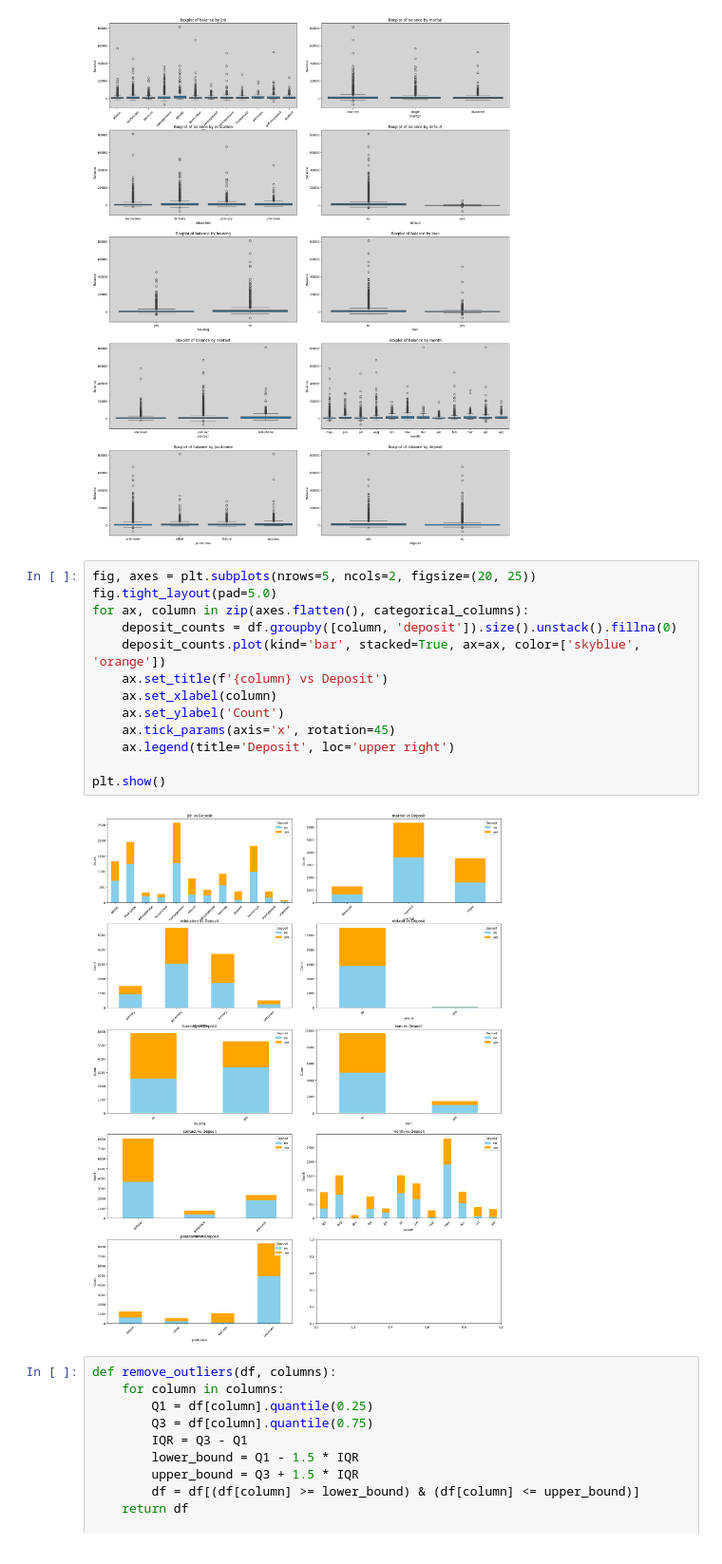
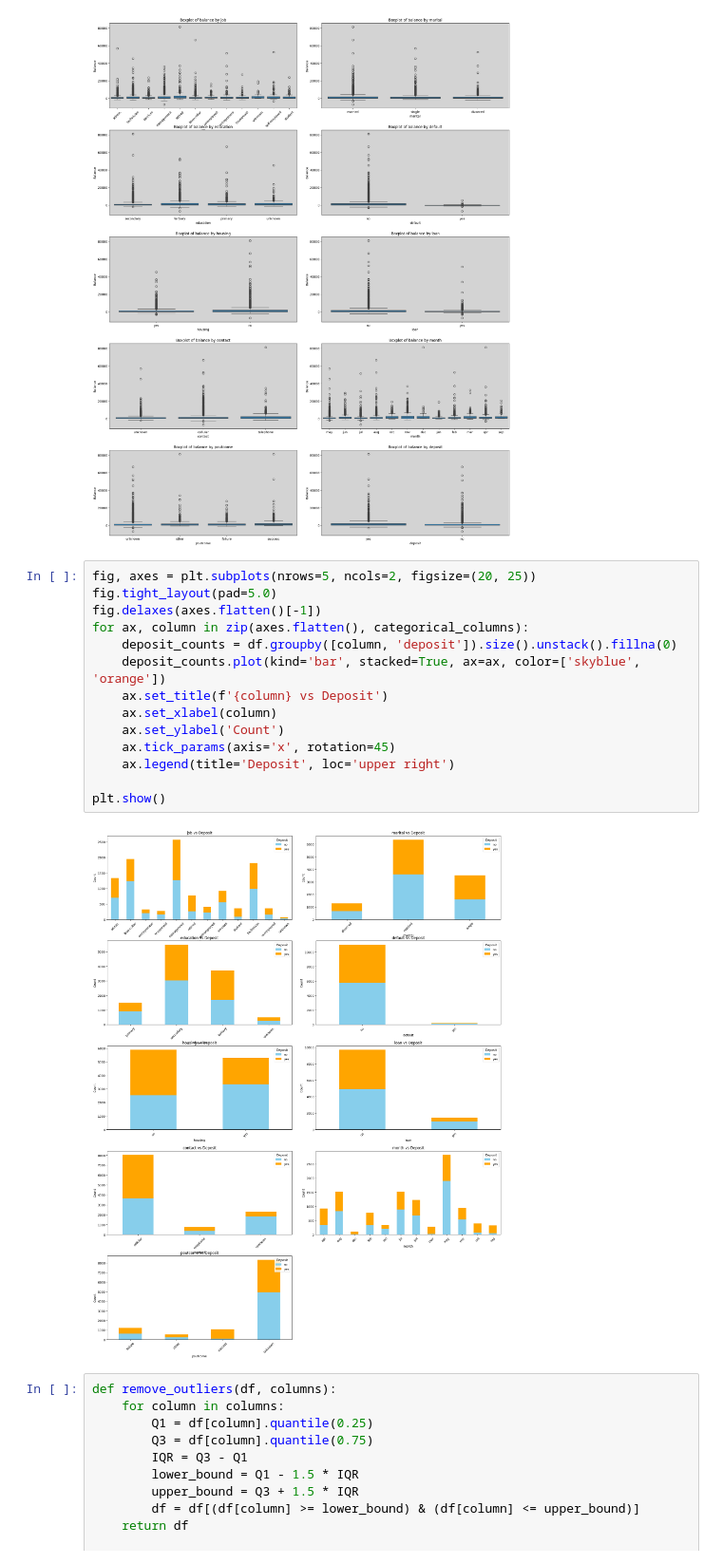
Before and after one commit to Rhy-Shah/BankCustomerSegmentation, a Jupyter notebook: code.ipynb, the cells around one changed output. Shown at 95% size. Saved outputs shown, nothing was run; the diff lists cells and outputs as text.

```diff
--- a/code.ipynb
+++ b/code.ipynb
@@ -255,18 +255,19 @@ plt.show()
 # %%
 fig, axes = plt.subplots(nrows=5, ncols=2, figsize=(20, 25))
 fig.tight_layout(pad=5.0)
+fig.delaxes(axes.flatten()[-1])
 for ax, column in zip(axes.flatten(), categorical_columns):
     deposit_counts = df.groupby([column, 'deposit']).size().unstack().fillna(0)
     deposit_counts.plot(kind='bar', stacked=True, ax=ax, color=['skyblue', 'orange'])
     ax.set_title(f'{column} vs Deposit')
     ax.set_xlabel(column)
     ax.set_ylabel('Count')
     ax.tick_params(axis='x', rotation=45)
     ax.legend(title='Deposit', loc='upper right')
 
 plt.show()
 # %% [output]
-[figure, old version]
+[figure, new version]
 # %%
 def remove_outliers(df, columns):
     for column in columns:
```
Also changed, not shown: parts of 1 cell of this notebook.
